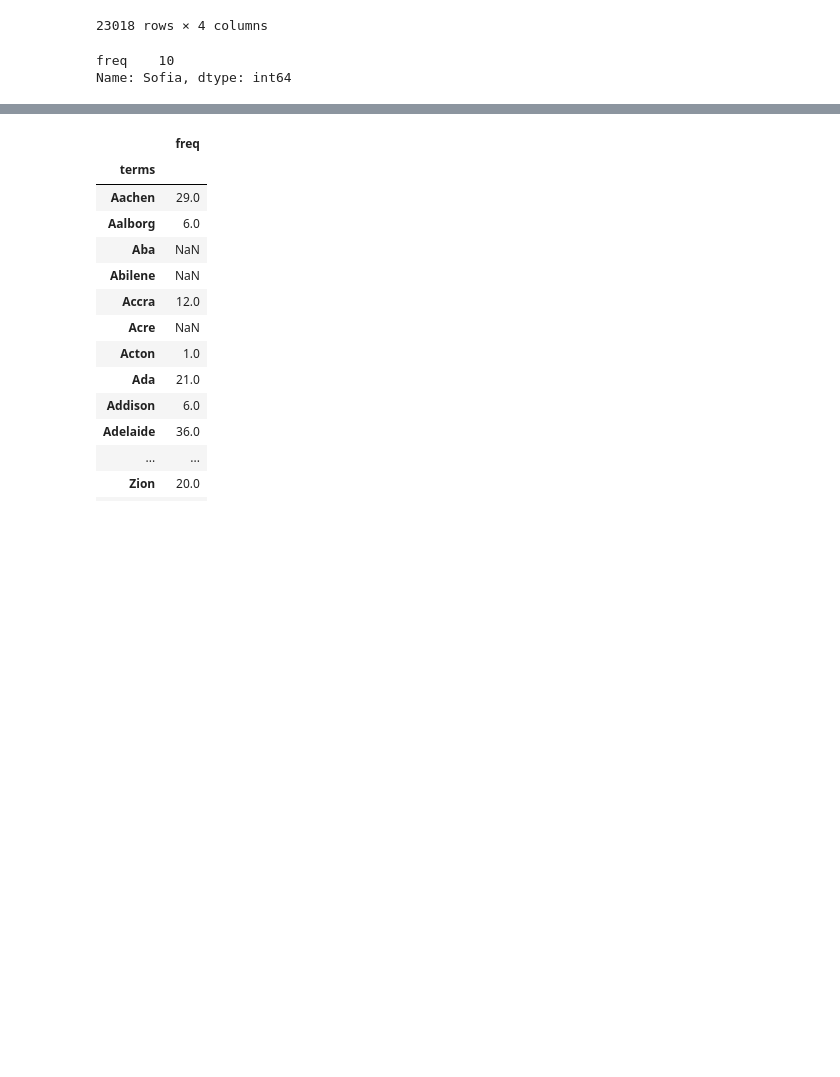
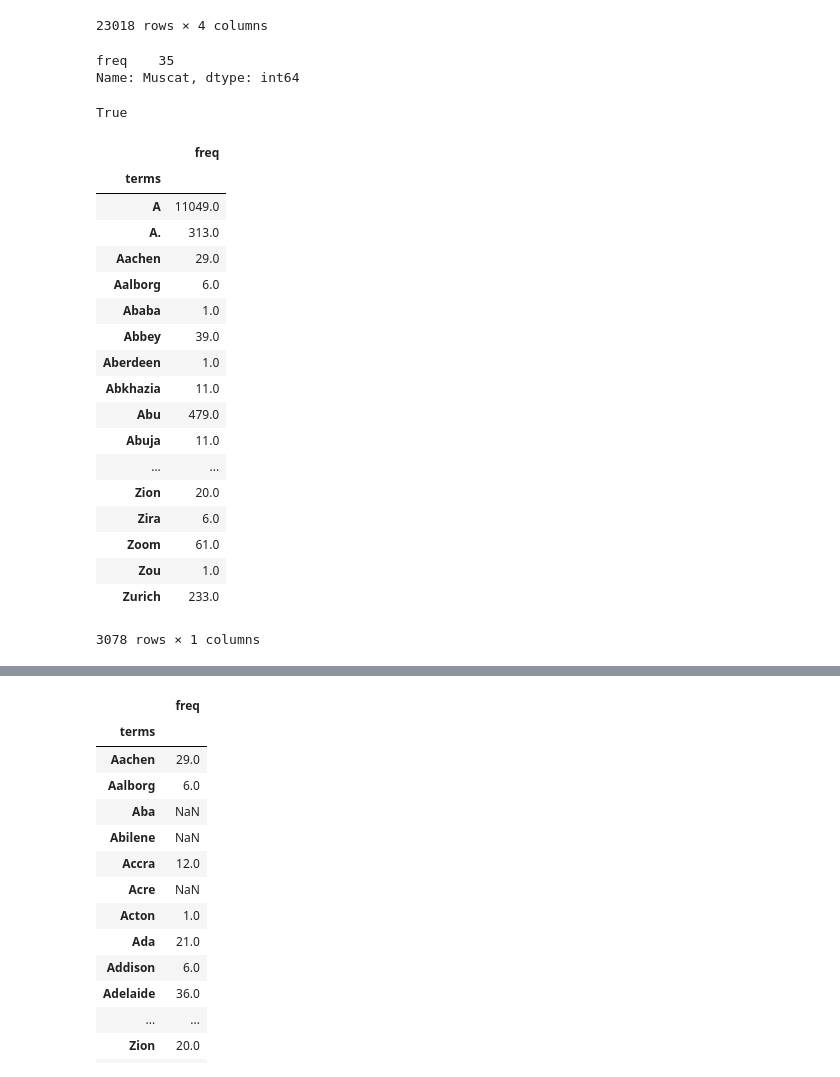
Before and after one commit to avsolatorio/kaggle-quora-question-pairs, a Jupyter notebook: src/Quora Question Pairs EDA.ipynb, the cells around one changed output, grey strips where cells are left out. Saved outputs shown, nothing was run; the diff lists cells and outputs as text; code cells hidden in the pictures; blank space fills up the shorter version.

```diff
--- a/src/Quora Question Pairs EDA.ipynb
+++ b/src/Quora Question Pairs EDA.ipynb
@@ -155,7 +180,33 @@ world_cities_df
 | 23017 | Chitungwiza | Zimbabwe | Harare | 1106542 |
 23018 rows × 4 columns
 # %%
-tokens_df.ix['Sofia']
+tokens_df.ix['Muscat']
 # %% [output]
-freq    10
-Name: Sofia, dtype: int64
+freq    35
+Name: Muscat, dtype: int64
+# %%
+'los' in capital_tokens.values
+# %% [output]
+True
+# %%
+title_tokens
+# %% [output]
+|  | freq |
+| terms |  |
+| A | 11049.0 |
+| A. | 313.0 |
+| Aachen | 29.0 |
+| Aalborg | 6.0 |
+| Ababa | 1.0 |
+| Abbey | 39.0 |
+| Aberdeen | 1.0 |
+| Abkhazia | 11.0 |
+| Abu | 479.0 |
+| Abuja | 11.0 |
+| ... | ... |
+| Zion | 20.0 |
+| Zira | 6.0 |
+| Zoom | 61.0 |
+| Zou | 1.0 |
+| Zurich | 233.0 |
+3078 rows × 1 columns
```
Also changed, not shown: parts of 8 cells of this notebook, 4 other files.
